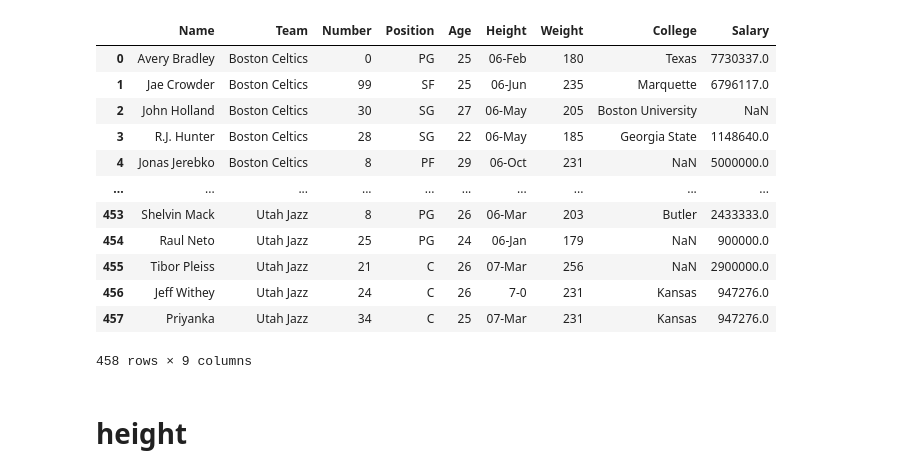
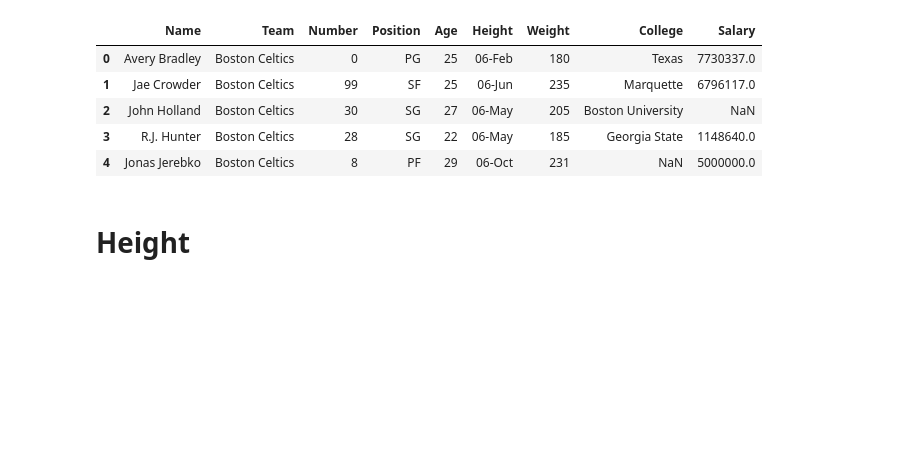
Before and after one commit to jishaalbert/Data-Science-projects, a Jupyter notebook: DS(project-1).ipynb, the cells around one changed output. Drawn from its saved outputs; the diff is of its cells as text; code cells hidden in the pictures; blank space fills up the shorter version.

```diff
--- a/DS(project-1).ipynb
+++ b/DS(project-1).ipynb
@@ -1,21 +1,4 @@
 # %%
 import pandas as pd
-# %%
-df=pd.read_csv('dataset.csv.csv')
-df
-# %% [output]
-|  | Name | Team | Number | Position | Age | Height | Weight | College | Salary |
-| 0 | Avery Bradley | Boston Celtics | 0 | PG | 25 | 06-Feb | 180 | Texas | 7730337.0 |
-| 1 | Jae Crowder | Boston Celtics | 99 | SF | 25 | 06-Jun | 235 | Marquette | 6796117.0 |
-| 2 | John Holland | Boston Celtics | 30 | SG | 27 | 06-May | 205 | Boston University | NaN |
-| 3 | R.J. Hunter | Boston Celtics | 28 | SG | 22 | 06-May | 185 | Georgia State | 1148640.0 |
-| 4 | Jonas Jerebko | Boston Celtics | 8 | PF | 29 | 06-Oct | 231 | NaN | 5000000.0 |
-| ... | ... | ... | ... | ... | ... | ... | ... | ... | ... |
-| 453 | Shelvin Mack | Utah Jazz | 8 | PG | 26 | 06-Mar | 203 | Butler | 2433333.0 |
-| 454 | Raul Neto | Utah Jazz | 25 | PG | 24 | 06-Jan | 179 | NaN | 900000.0 |
-| 455 | Tibor Pleiss | Utah Jazz | 21 | C | 26 | 07-Mar | 256 | NaN | 2900000.0 |
-| 456 | Jeff Withey | Utah Jazz | 24 | C | 26 | 7-0 | 231 | Kansas | 947276.0 |
-| 457 | Priyanka | Utah Jazz | 34 | C | 25 | 07-Mar | 231 | Kansas | 947276.0 |
-458 rows × 9 columns
 # %%
 import numpy as np
@@ -22,4 +9,13 @@ import numpy as np
+# %%
+df.head()
+# %% [output]
+|  | Name | Team | Number | Position | Age | Height | Weight | College | Salary |
+| 0 | Avery Bradley | Boston Celtics | 0 | PG | 25 | 06-Feb | 180 | Texas | 7730337.0 |
+| 1 | Jae Crowder | Boston Celtics | 99 | SF | 25 | 06-Jun | 235 | Marquette | 6796117.0 |
+| 2 | John Holland | Boston Celtics | 30 | SG | 27 | 06-May | 205 | Boston University | NaN |
+| 3 | R.J. Hunter | Boston Celtics | 28 | SG | 22 | 06-May | 185 | Georgia State | 1148640.0 |
+| 4 | Jonas Jerebko | Boston Celtics | 8 | PF | 29 | 06-Oct | 231 | NaN | 5000000.0 |
 # %% [markdown]
-# height
+# Height
 # %%
 df['Height']=np.random.uniform(150,180,size=len(df))
```
Also changed, not shown: parts of 33 cells of this notebook.
